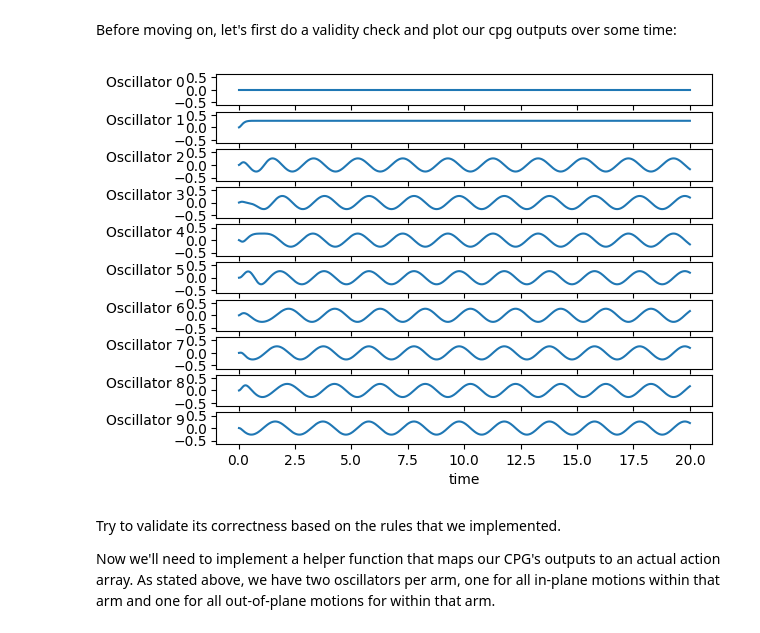
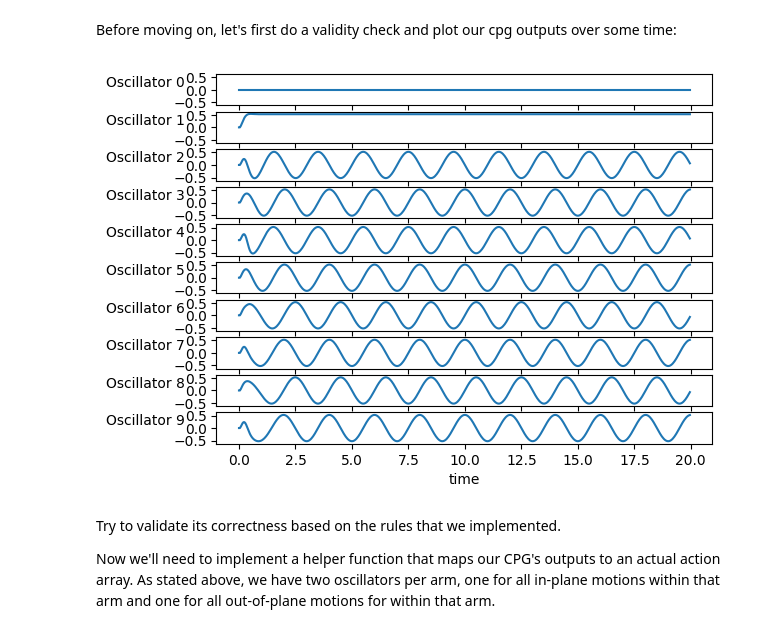
Before and after one commit to Co-Evolve/SEL3-2024, a Jupyter notebook: tutorials/brb_brittle_star_cpg_tutorial.ipynb, the cells around one changed output. Drawn from its saved outputs; the diff is of its cells as text; code cells hidden in the pictures.

```diff
--- a/tutorials/brb_brittle_star_cpg_tutorial.ipynb
+++ b/tutorials/brb_brittle_star_cpg_tutorial.ipynb
@@ -719,32 +726,8 @@ def create_cpg() -> CPG:
     oop_oscillator_indices = jnp.arange(1, 10, 2)
     adjacency_matrix = adjacency_matrix.at[ip_oscillator_indices, oop_oscillator_indices].set(1)
 
-    # We will overwrite this in our modulation later!
-    rhos = jnp.zeros_like(adjacency_matrix, dtype=jnp.float32)
 
-    # noinspection PyArgumentList
-    cpg_constants = CPGConstants(
-            num_oscillators=10,
-            amplitude_gain=20,
-            offset_gain=20,
-            weights=5 * adjacency_matrix,
-            dt=environment_configuration.control_timestep
-            )
-
-    rng = jax.random.PRNGKey(seed=0)
-    cpg_state = get_random_initial_cpg_state(rng=rng, cpg_constants=cpg_constants)
-    # noinspection PyArgumentList
-    cpg_modulators = CPGModulators(
-            R=jnp.zeros(cpg_constants.num_oscillators),
-            X=jnp.zeros(cpg_constants.num_oscillators),
-            omegas=jnp.pi * jnp.ones(cpg_constants.num_oscillators),
-            rhos=rhos
-            )
-    # noinspection PyArgumentList
-    cpg = CPG(
-            state=cpg_state, constants=cpg_constants, modulators=cpg_modulators
-            )
-    return cpg
+    return CPG(weights=5 * adjacency_matrix, amplitude_gain=20, offset_gain=20, dt=environment_configuration.control_timestep)
 # %% [markdown]
 A [brittle star's rowing gait](https://www.youtube.com/watch?v=X8UEST-flCM) divides the arms in roughly two roles: (1) one leading arm that points towards the direction of motion, and (2) rowers that pull the brittle star forwards. We will try to module our CPG in such a way that we can reproduce this behaviour.
 For the leading arm, this comes down to:
@@ -850,38 +878,40 @@ def modulate_cpg(
 Before moving on, let's first do a validity check and plot our cpg outputs over some time:
 # %%
 cpg = create_cpg()
-cpg = modulate_cpg(cpg=cpg, leading_arm_index=0, action_space=env.action_space)
+cpg_state = cpg.reset(rng=jax.random.PRNGKey(seed=0))
+cpg_state = modulate_cpg(cpg_state=cpg_state, leading_arm_index=0, max_joint_limit=env.action_space.high[0])
+
 times = []
 outputs = []
-while cpg.state.time < environment_configuration.simulation_time:
-    cpg = jit_step_cpg(
-            cpg
+while cpg_state.time < environment_configuration.simulation_time:
+    outputs.append(cpg_state.outputs)
+    times.append(cpg_state.time)
+    cpg_state = cpg.step(
+            state=cpg_state
             )
-    outputs.append(cpg.state.outputs)
-    times.append(cpg.state.time)
 
 import matplotlib.gridspec as gridspec
 
 outputs_per_oscillator = np.array(outputs).T
-gs = gridspec.GridSpec(int(cpg.constants.num_oscillators), 1)
+gs = gridspec.GridSpec(int(cpg.num_oscillators), 1)
 fig = plt.figure()
 
 for i, outputs in enumerate(outputs_per_oscillator):
     ax = fig.add_subplot(gs[i])
     ax.plot(times, outputs)
     ax.set_ylabel(f"Oscillator {i}", rotation=0, labelpad=20)
     ax.set_ylim(env.action_space.low[0] - 0.1, env.action_space.high[1] + 0.1)
     if i < outputs_per_oscillator.shape[0] - 1:
         plt.tick_params(
                 axis='x', labelbottom='off'
                 )
 
 plt.xlabel("time")
 plt.show()
 plt.show()
 plt.close()
 # %% [output]
-[figure, old version]
+[figure, new version]
 # %% [markdown]
 Try to validate its correctness based on the rules that we implemented.
 
```
Also changed, not shown: parts of 25 cells of this notebook, 1 other file.
